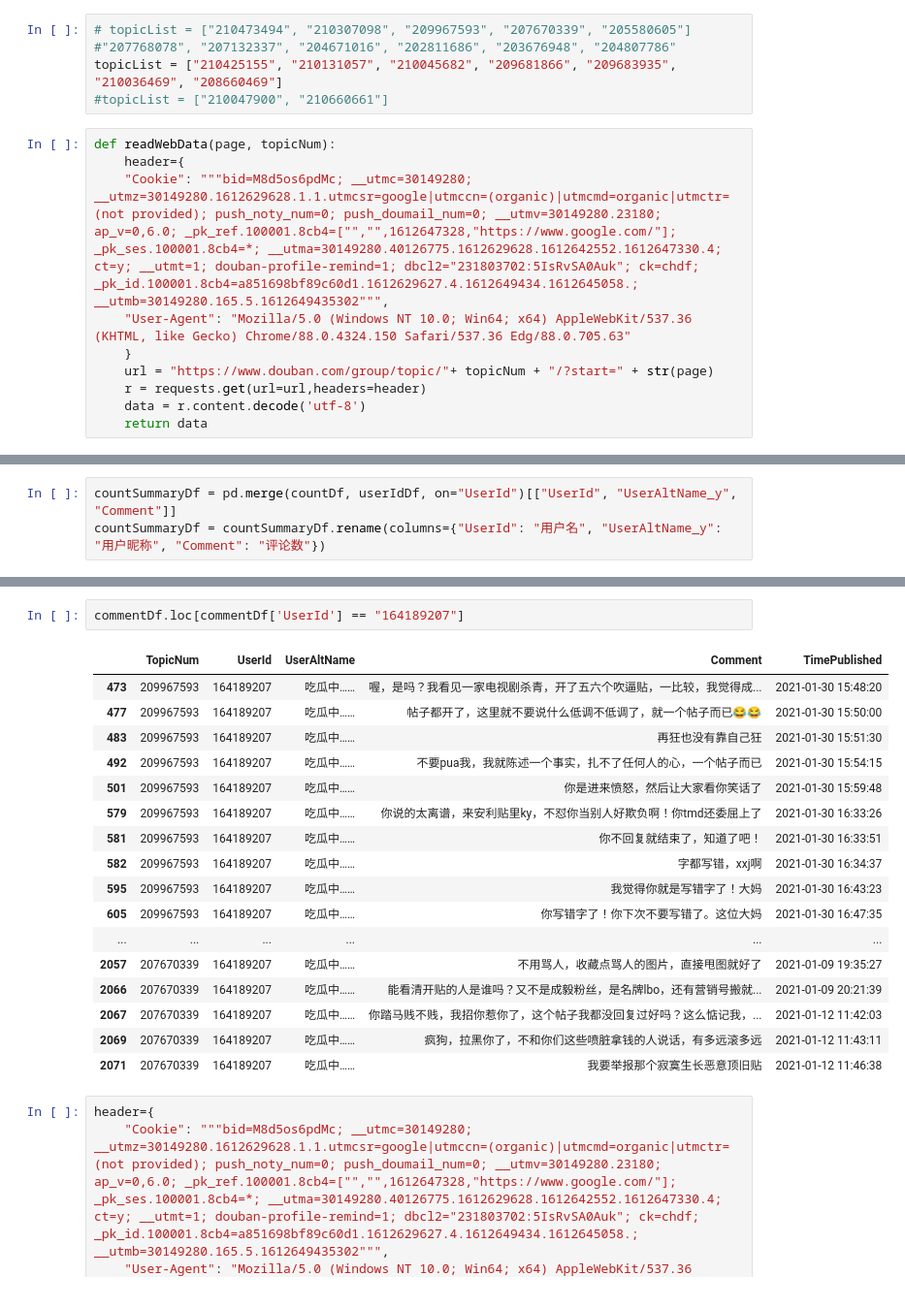
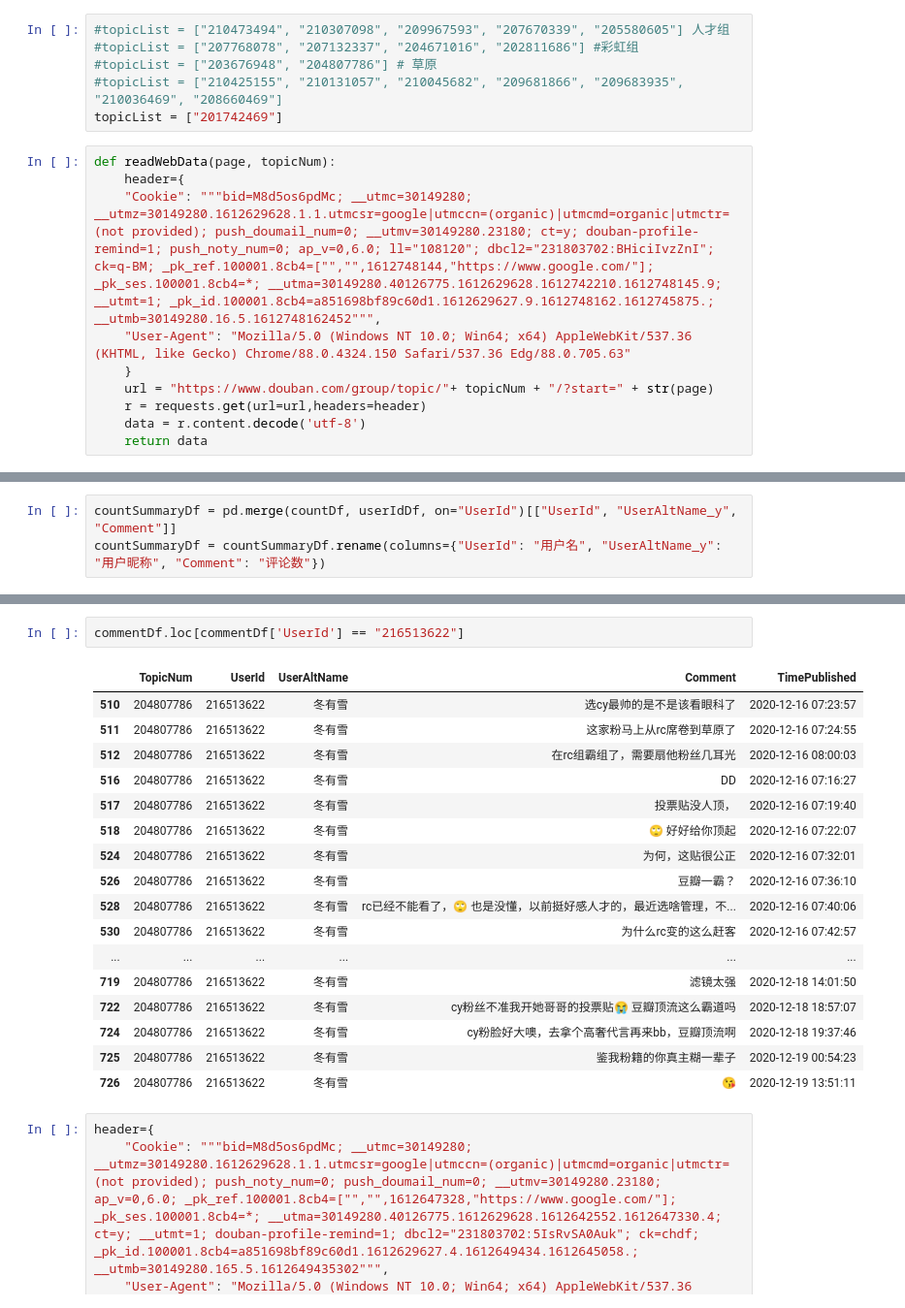
Before and after one commit to jianyu-gong/doubanscraping, a Jupyter notebook: 豆瓣爬虫分析.ipynb, the cells around one changed output, grey strips where cells are left out. Shown at 97% size. Cells and saved outputs as stored; diff of their text form.

```diff
--- a/豆瓣爬虫分析.ipynb
+++ b/豆瓣爬虫分析.ipynb
@@ -5,14 +5,15 @@ import numpy as np
 from bs4 import BeautifulSoup
 import seaborn as sns
 # %%
-# topicList = ["210473494", "210307098", "209967593", "207670339", "205580605"]
-#"207768078", "207132337", "204671016", "202811686", "203676948", "204807786"
-topicList = ["210425155", "210131057", "210045682", "209681866", "209683935", "210036469", "208660469"]
-#topicList = ["210047900", "210660661"]
+#topicList = ["210473494", "210307098", "209967593", "207670339", "205580605"] 人才组
+#topicList = ["207768078", "207132337", "204671016", "202811686"] #彩虹组
+#topicList = ["203676948", "204807786"] # 草原
+#topicList = ["210425155", "210131057", "210045682", "209681866", "209683935", "210036469", "208660469"]
+topicList = ["201742469"]
 # %%
 def readWebData(page, topicNum):
     header={
-    "Cookie": """bid=M8d5os6pdMc; __utmc=30149280; __utmz=30149280.1612629628.1.1.utmcsr=google|utmccn=(organic)|utmcmd=organic|utmctr=(not provided); push_noty_num=0; push_doumail_num=0; __utmv=30149280.23180; ap_v=0,6.0; _pk_ref.100001.8cb4=["","",1612647328,"https://www.google.com/"]; _pk_ses.100001.8cb4=*; __utma=30149280.40126775.1612629628.1612642552.1612647330.4; ct=y; __utmt=1; douban-profile-remind=1; dbcl2="231803702:5IsRvSA0Auk"; ck=chdf; _pk_id.100001.8cb4=a851698bf89c60d1.1612629627.4.1612649434.1612645058.; __utmb=30149280.165.5.1612649435302""",
+    "Cookie": """bid=M8d5os6pdMc; __utmc=30149280; __utmz=30149280.1612629628.1.1.utmcsr=google|utmccn=(organic)|utmcmd=organic|utmctr=(not provided); push_doumail_num=0; __utmv=30149280.23180; ct=y; douban-profile-remind=1; push_noty_num=0; ap_v=0,6.0; ll="108120"; dbcl2="231803702:BHiciIvzZnI"; ck=q-BM; _pk_ref.100001.8cb4=["","",1612748144,"https://www.google.com/"]; _pk_ses.100001.8cb4=*; __utma=30149280.40126775.1612629628.1612742210.1612748145.9; __utmt=1; _pk_id.100001.8cb4=a851698bf89c60d1.1612629627.9.1612748162.1612745875.; __utmb=30149280.16.5.1612748162452""",
     "User-Agent": "Mozilla/5.0 (Windows NT 10.0; Win64; x64) AppleWebKit/537.36 (KHTML, like Gecko) Chrome/88.0.4324.150 Safari/537.36 Edg/88.0.705.63"
     }
     url = "https://www.douban.com/group/topic/"+ topicNum + "/?start=" + str(page)
@@ -137,23 +144,23 @@ countSummaryDf.head(10)
 # %%
-commentDf.loc[commentDf['UserId'] == "164189207"]
+commentDf.loc[commentDf['UserId'] == "216513622"]
 # %% [output]
 |  | TopicNum | UserId | UserAltName | Comment | TimePublished |
-| 473 | 209967593 | 164189207 | 吃瓜中…… | 喔，是吗？我看见一家电视剧杀青，开了五六个吹逼贴，一比较，我觉得成... | 2021-01-30 15:48:20 |
-| 477 | 209967593 | 164189207 | 吃瓜中…… | 帖子都开了，这里就不要说什么低调不低调了，就一个帖子而已😂😂 | 2021-01-30 15:50:00 |
-| 483 | 209967593 | 164189207 | 吃瓜中…… | 再狂也没有靠自己狂 | 2021-01-30 15:51:30 |
-| 492 | 209967593 | 164189207 | 吃瓜中…… | 不要pua我，我就陈述一个事实，扎不了任何人的心，一个帖子而已 | 2021-01-30 15:54:15 |
-| 501 | 209967593 | 164189207 | 吃瓜中…… | 你是进来愤怒，然后让大家看你笑话了 | 2021-01-30 15:59:48 |
-| 579 | 209967593 | 164189207 | 吃瓜中…… | 你说的太离谱，来安利贴里ky，不怼你当别人好欺负啊！你tmd还委屈上了 | 2021-01-30 16:33:26 |
-| 581 | 209967593 | 164189207 | 吃瓜中…… | 你不回复就结束了，知道了吧！ | 2021-01-30 16:33:51 |
-| 582 | 209967593 | 164189207 | 吃瓜中…… | 字都写错，xxj啊 | 2021-01-30 16:34:37 |
-| 595 | 209967593 | 164189207 | 吃瓜中…… | 我觉得你就是写错字了！大妈 | 2021-01-30 16:43:23 |
-| 605 | 209967593 | 164189207 | 吃瓜中…… | 你写错字了！你下次不要写错了。这位大妈 | 2021-01-30 16:47:35 |
+| 510 | 204807786 | 216513622 | 冬有雪 | 选cy最帅的是不是该看眼科了 | 2020-12-16 07:23:57 |
+| 511 | 204807786 | 216513622 | 冬有雪 | 这家粉马上从rc席卷到草原了 | 2020-12-16 07:24:55 |
+| 512 | 204807786 | 216513622 | 冬有雪 | 在rc组霸组了，需要扇他粉丝几耳光 | 2020-12-16 08:00:03 |
+| 516 | 204807786 | 216513622 | 冬有雪 | DD | 2020-12-16 07:16:27 |
+| 517 | 204807786 | 216513622 | 冬有雪 | 投票贴没人顶， | 2020-12-16 07:19:40 |
+| 518 | 204807786 | 216513622 | 冬有雪 | 🙄 好好给你顶起 | 2020-12-16 07:22:07 |
+| 524 | 204807786 | 216513622 | 冬有雪 | 为何，这贴很公正 | 2020-12-16 07:32:01 |
+| 526 | 204807786 | 216513622 | 冬有雪 | 豆瓣一霸？ | 2020-12-16 07:36:10 |
+| 528 | 204807786 | 216513622 | 冬有雪 | rc已经不能看了，🙄 也是没懂，以前挺好感人才的，最近选啥管理，不... | 2020-12-16 07:40:06 |
+| 530 | 204807786 | 216513622 | 冬有雪 | 为什么rc变的这么赶客 | 2020-12-16 07:42:57 |
 | ... | ... | ... | ... | ... | ... |
-| 2057 | 207670339 | 164189207 | 吃瓜中…… | 不用骂人，收藏点骂人的图片，直接甩图就好了 | 2021-01-09 19:35:27 |
-| 2066 | 207670339 | 164189207 | 吃瓜中…… | 能看清开贴的人是谁吗？又不是成毅粉丝，是名牌lbo，还有营销号搬就... | 2021-01-09 20:21:39 |
-| 2067 | 207670339 | 164189207 | 吃瓜中…… | 你踏马贱不贱，我招你惹你了，这个帖子我都没回复过好吗？这么惦记我，... | 2021-01-12 11:42:03 |
-| 2069 | 207670339 | 164189207 | 吃瓜中…… | 疯狗，拉黑你了，不和你们这些喷脏拿钱的人说话，有多远滚多远 | 2021-01-12 11:43:11 |
-| 2071 | 207670339 | 164189207 | 吃瓜中…… | 我要举报那个寂寞生长恶意顶旧贴 | 2021-01-12 11:46:38 |
+| 719 | 204807786 | 216513622 | 冬有雪 | 滤镜太强 | 2020-12-18 14:01:50 |
+| 722 | 204807786 | 216513622 | 冬有雪 | cy粉丝不准我开她哥哥的投票贴😭 豆瓣顶流这么霸道吗 | 2020-12-18 18:57:07 |
+| 724 | 204807786 | 216513622 | 冬有雪 | cy粉脸好大噢，去拿个高奢代言再来bb，豆瓣顶流啊 | 2020-12-18 19:37:46 |
+| 725 | 204807786 | 216513622 | 冬有雪 | 鉴我粉籍的你真主糊一辈子 | 2020-12-19 00:54:23 |
+| 726 | 204807786 | 216513622 | 冬有雪 | 😘 | 2020-12-19 13:51:11 |
 # %%
 header={
     "Cookie": """bid=M8d5os6pdMc; __utmc=30149280; __utmz=30149280.1612629628.1.1.utmcsr=google|utmccn=(organic)|utmcmd=organic|utmctr=(not provided); push_noty_num=0; push_doumail_num=0; __utmv=30149280.23180; ap_v=0,6.0; _pk_ref.100001.8cb4=["","",1612647328,"https://www.google.com/"]; _pk_ses.100001.8cb4=*; __utma=30149280.40126775.1612629628.1612642552.1612647330.4; ct=y; __utmt=1; douban-profile-remind=1; dbcl2="231803702:5IsRvSA0Auk"; ck=chdf; _pk_id.100001.8cb4=a851698bf89c60d1.1612629627.4.1612649434.1612645058.; __utmb=30149280.165.5.1612649435302""",
```
Also changed, not shown: parts of 37 cells of this notebook.
